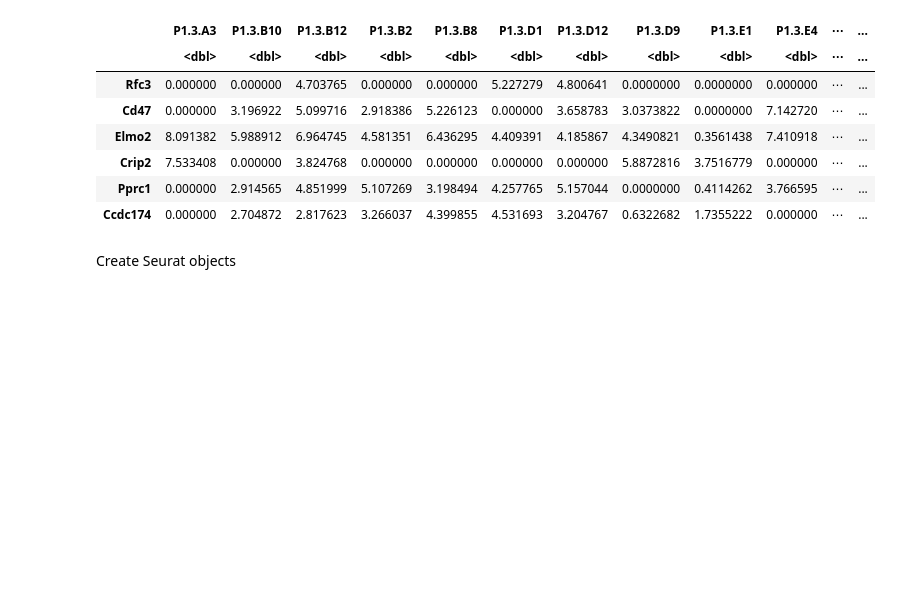
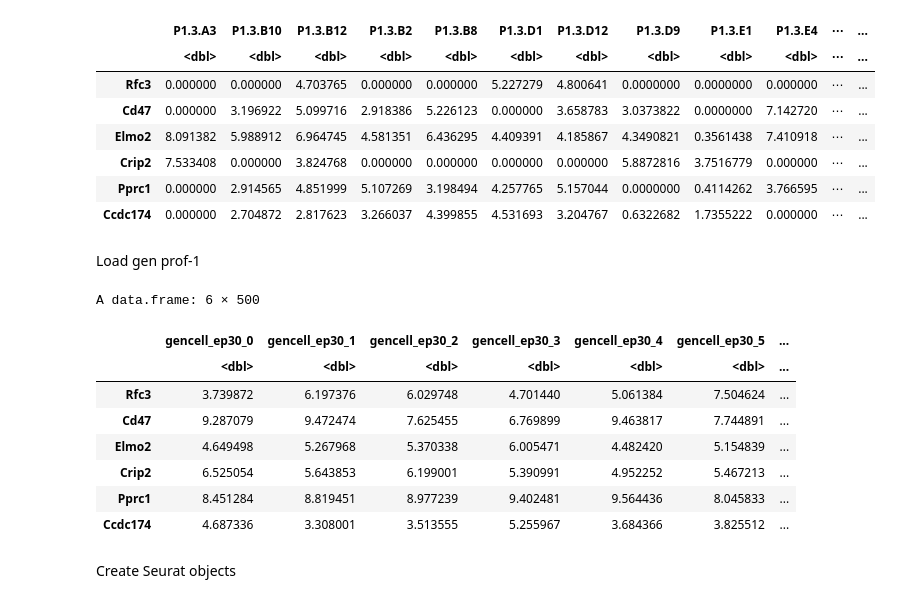
Before and after one commit to luslab/arshamg-scrnaseq-wgan, a Jupyter notebook: jupyter/analyse-training.ipynb, the cells around one changed output. Cells and saved outputs as stored; diff of their text form; code cells hidden in the pictures; blank space fills up the shorter version.

```diff
--- a/jupyter/analyse-training.ipynb
+++ b/jupyter/analyse-training.ipynb
@@ -60,6 +61,21 @@ A data.frame: 6 × 500
 | Crip2 | 7.533408 | 0.000000 | 3.824768 | 0.000000 | 0.000000 | 0.000000 | 0.000000 | 5.8872816 | 3.7516779 | 0.000000 | ⋯ | ... |
 | Pprc1 | 0.000000 | 2.914565 | 4.851999 | 5.107269 | 3.198494 | 4.257765 | 5.157044 | 0.0000000 | 0.4114262 | 3.766595 | ⋯ | ... |
 | Ccdc174 | 0.000000 | 2.704872 | 2.817623 | 3.266037 | 4.399855 | 4.531693 | 3.204767 | 0.6322682 | 1.7355222 | 0.000000 | ⋯ | ... |
+# %% [markdown]
+Load gen prof-1
+# %%
+genprof_1_raw <- read.table(file=paths.gen_1_path, sep=",", row.names = 1, header=TRUE)
+head(genprof_1_raw)
+# %% [output]
+A data.frame: 6 × 500
+|  | gencell_ep30_0 | gencell_ep30_1 | gencell_ep30_2 | gencell_ep30_3 | gencell_ep30_4 | gencell_ep30_5 | ... |
+|  | <dbl> | <dbl> | <dbl> | <dbl> | <dbl> | <dbl> | ... |
+| Rfc3 | 3.739872 | 6.197376 | 6.029748 | 4.701440 | 5.061384 | 7.504624 | ... |
+| Cd47 | 9.287079 | 9.472474 | 7.625455 | 6.769899 | 9.463817 | 7.744891 | ... |
+| Elmo2 | 4.649498 | 5.267968 | 5.370338 | 6.005471 | 4.482420 | 5.154839 | ... |
+| Crip2 | 6.525054 | 5.643853 | 6.199001 | 5.390991 | 4.952252 | 5.467213 | ... |
+| Pprc1 | 8.451284 | 8.819451 | 8.977239 | 9.402481 | 9.564436 | 8.045833 | ... |
+| Ccdc174 | 4.687336 | 3.308001 | 3.513555 | 5.255967 | 3.684366 | 3.825512 | ... |
 # %% [markdown]
 Create Seurat objects
 # %%
```
Also changed, not shown: parts of 8 cells of this notebook, 1 other file.
